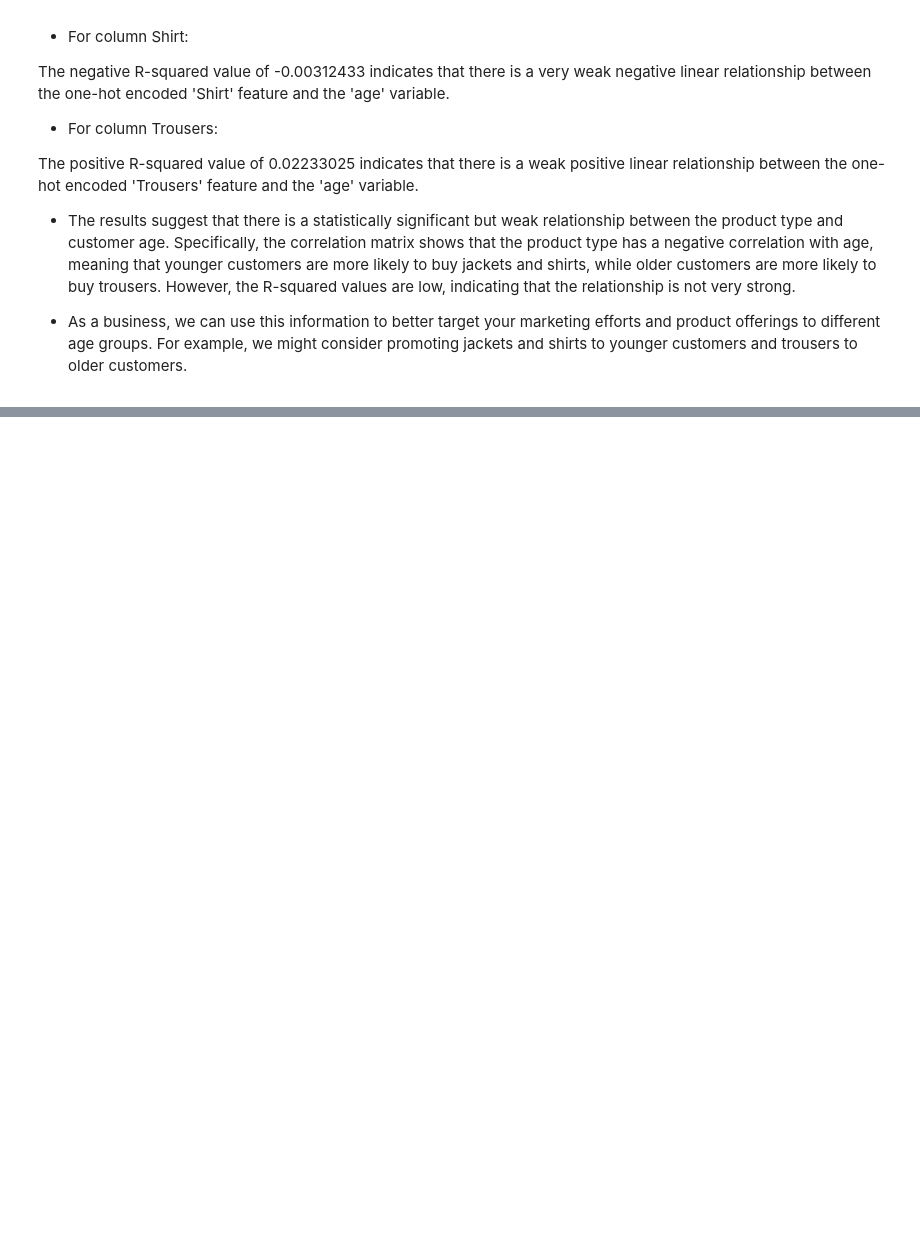
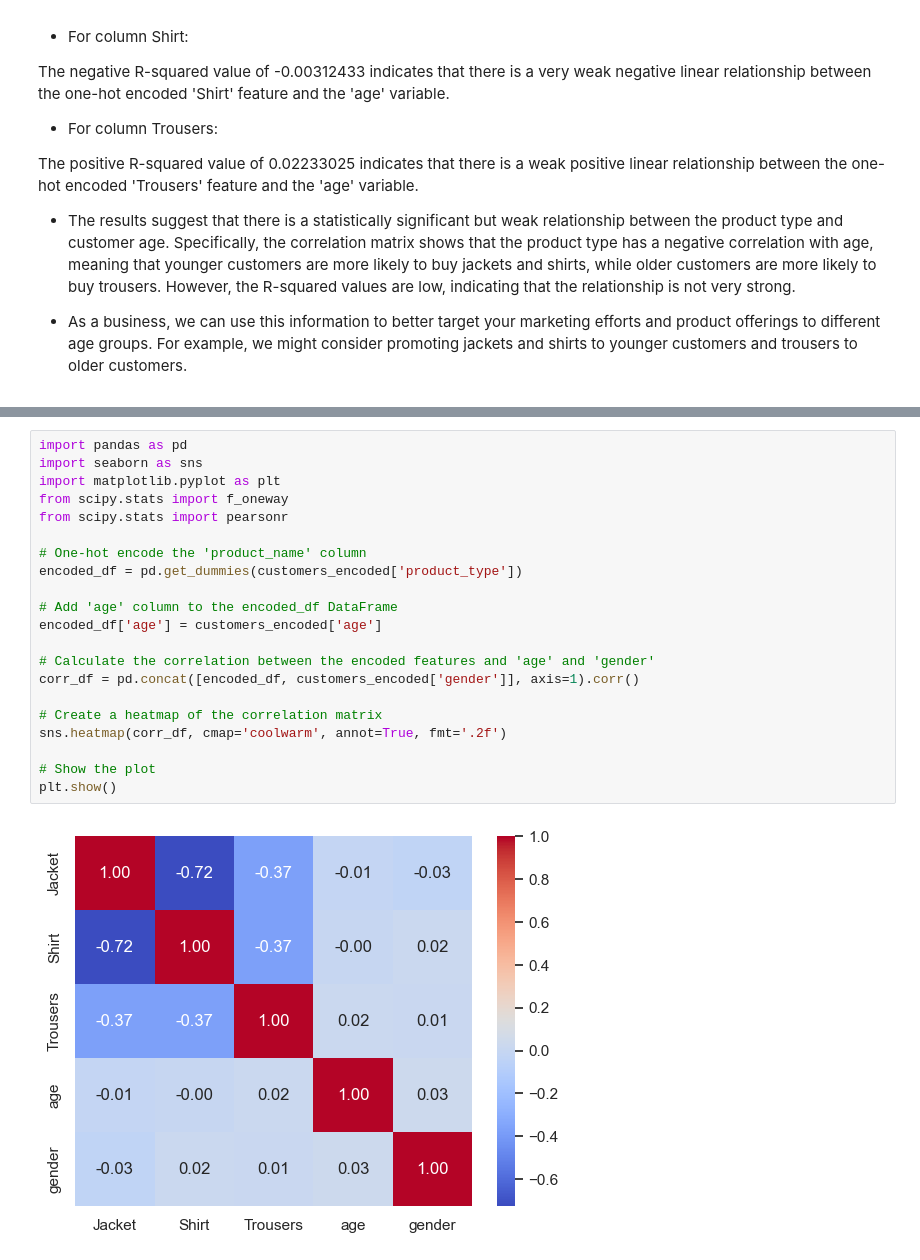
Before and after one commit to azeledon/Final_Project_Group2, a Jupyter notebook: Python/sales_ETL.ipynb, the cells around one changed output, grey strips where cells are left out. Saved outputs shown, nothing was run; the diff lists cells and outputs as text; blank space fills up the shorter version.

```diff
--- a/Python/sales_ETL.ipynb
+++ b/Python/sales_ETL.ipynb
@@ -2016,0 +2144,23 @@ The positive R-squared value of 0.02233025 indicates that there is a weak positi
+# %%
+import pandas as pd
+import seaborn as sns
+import matplotlib.pyplot as plt
+from scipy.stats import f_oneway
+from scipy.stats import pearsonr
+
+# One-hot encode the 'product_name' column
+encoded_df = pd.get_dummies(customers_encoded['product_type'])
+
+# Add 'age' column to the encoded_df DataFrame
+encoded_df['age'] = customers_encoded['age']
+
+# Calculate the correlation between the encoded features and 'age' and 'gender'
+corr_df = pd.concat([encoded_df, customers_encoded['gender']], axis=1).corr()
+
+# Create a heatmap of the correlation matrix
+sns.heatmap(corr_df, cmap='coolwarm', annot=True, fmt='.2f')
+
+# Show the plot
+plt.show()
+# %% [output]
+[figure, added]
```
Also changed, not shown: parts of 38 cells of this notebook, 3 other files.
